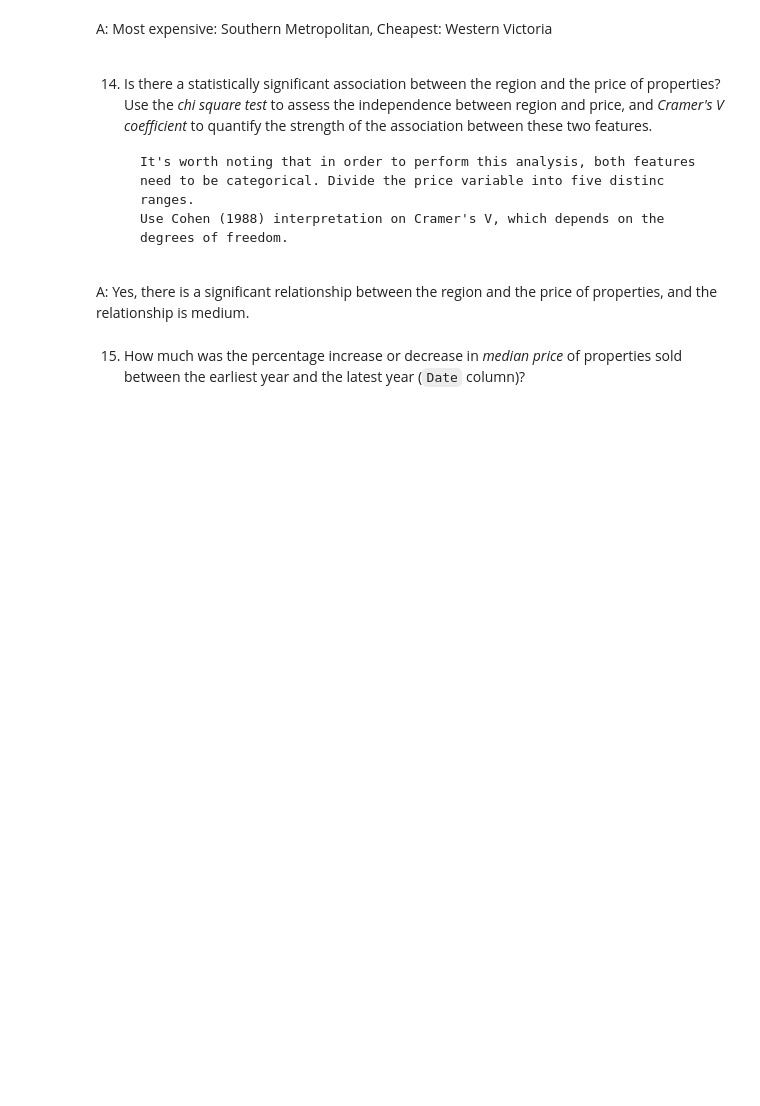
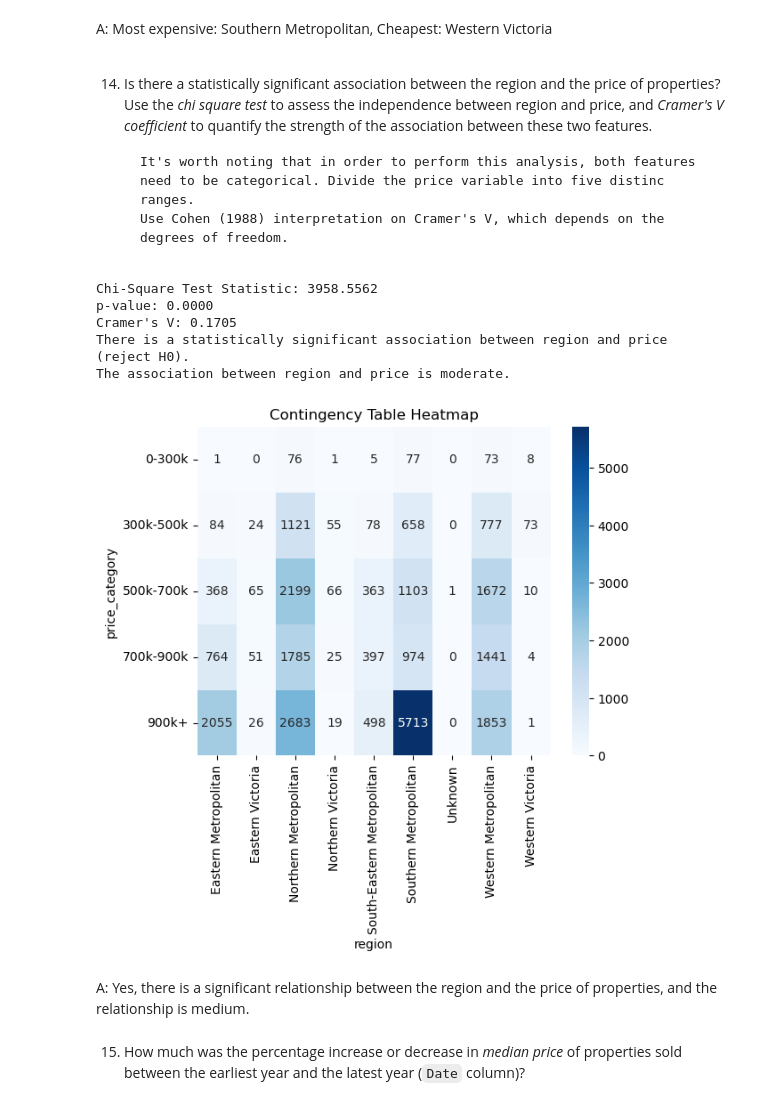
Before and after one commit to bruhu/week-6-assessment, a Jupyter notebook: assessment_notebook.ipynb, the cells around one changed output. Saved outputs shown, nothing was run; the diff lists cells and outputs as text; code cells hidden in the pictures; blank space fills up the shorter version.

```diff
--- a/assessment_notebook.ipynb
+++ b/assessment_notebook.ipynb
@@ -208,3 +208,12 @@ print(df[['region', 'council']].isna().sum())
 region     0
 council    0
 dtype: int64
+# %%
+# Calculate the median value of 'land_size'
+land_size_median = df['land_size'].median()
+
+# Fill the missing values in 'land_size' with the median
+df['land_size'] = df['land_size'].fillna(land_size_median)
+
+# Verify that there are no missing values in 'land_size'
+print(f"Missing values in 'land_size' after filling: {df['land_size'].isna().sum()}")
@@ -552,45 +587,51 @@ A: Most expensive: Southern Metropolitan, Cheapest: Western Victoria
         It's worth noting that in order to perform this analysis, both features need to be categorical. Divide the price variable into five distinc ranges.
         Use Cohen (1988) interpretation on Cramer's V, which depends on the degrees of freedom.
 # %%
-# Step 1: Categorize the 'price' column into five distinct ranges
+# categorize the 'price' column into five distinct ranges
 price_bins = [0, 300000, 500000, 700000, 900000, np.inf]
 price_labels = ['0-300k', '300k-500k', '500k-700k', '700k-900k', '900k+']
 df['price_category'] = pd.cut(df['price'], bins=price_bins, labels=price_labels)
 
-# Step 2: Create a contingency table of 'price_category' vs 'region'
+# create a contingency table of 'price_category' vs 'region'
 contingency_table = pd.crosstab(df['price_category'], df['region'])
 
-# Step 3: Perform the Chi-Square Test of Independence
+# Chi-Square Test of Independence
 chi2_stat, p_val, dof, expected = stats.chi2_contingency(contingency_table)
 
-# Step 4: Calculate Cramer's V coefficient
-n = contingency_table.sum().sum()  # Total number of observations
-min_dim = min(contingency_table.shape) - 1  # Minimum of (rows-1, columns-1)
+# Cramer's V coefficient
+n = contingency_table.sum().sum()
+min_dim = min(contingency_table.shape)
 cramers_v = np.sqrt(chi2_stat / (n * min_dim))
 
-# Step 5: Interpret the results
 print(f"Chi-Square Test Statistic: {chi2_stat:.4f}")
 print(f"p-value: {p_val:.4f}")
 print(f"Cramer's V: {cramers_v:.4f}")
 
 # Chi-Square Test Interpretation
 if p_val < 0.05:
     print("There is a statistically significant association between region and price (reject H0).")
 else:
     print("There is no statistically significant association between region and price (fail to reject H0).")
 
 # Cramer's V Interpretation based on Cohen (1988)
 if cramers_v < 0.1:
     print("The association between region and price is weak.")
 elif cramers_v < 0.3:
     print("The association between region and price is moderate.")
 else:
     print("The association between region and price is strong.")
 
-# Optionally, visualize the contingency table
+# contingency table
 sns.heatmap(contingency_table, annot=True, cmap="Blues", fmt="d")
 plt.title("Contingency Table Heatmap")
 plt.show()
+# %% [output]
+Chi-Square Test Statistic: 3958.5562
+p-value: 0.0000
+Cramer's V: 0.1705
+There is a statistically significant association between region and price (reject H0).
+The association between region and price is moderate.
+[figure, added]
 # %% [markdown]
 A: Yes, there is a significant relationship between the region and the price of properties, and the relationship is medium.
 # %% [markdown]
```
Also changed, not shown: parts of 21 cells of this notebook.
